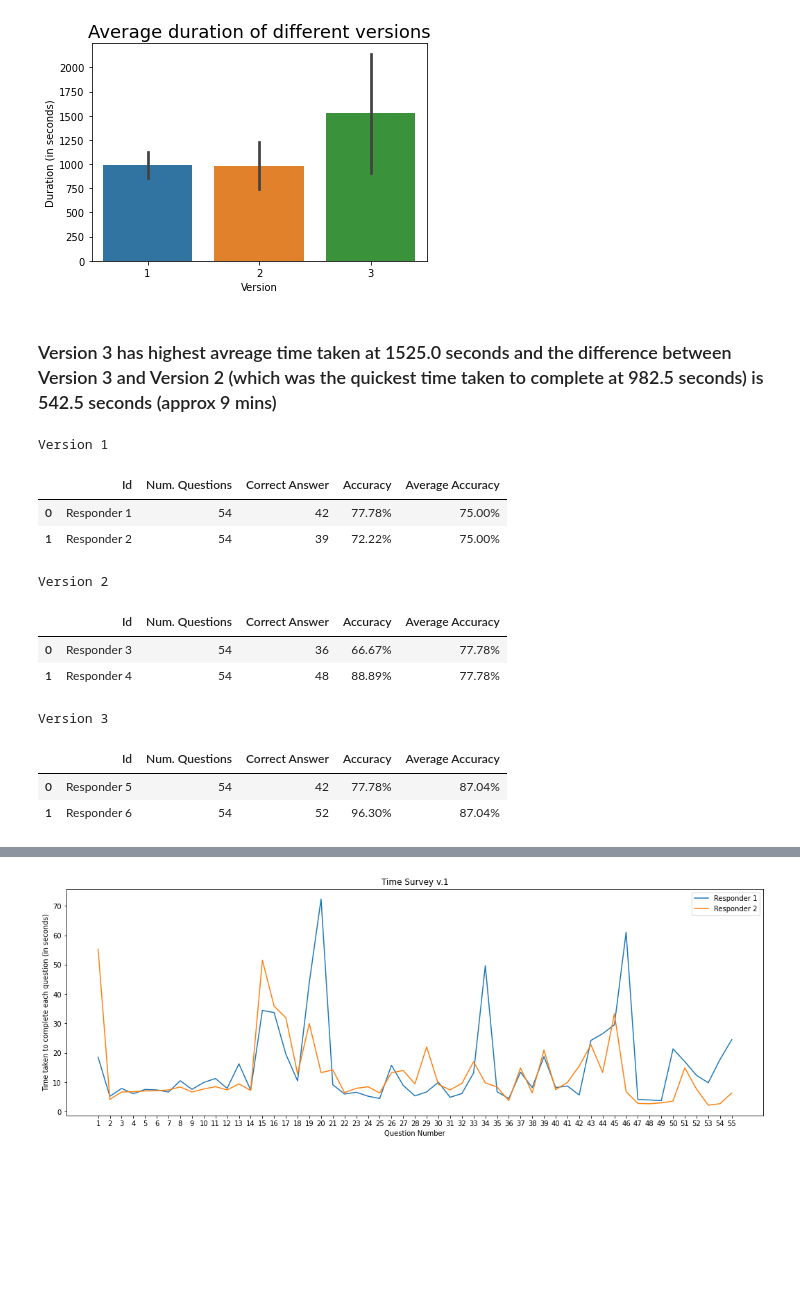
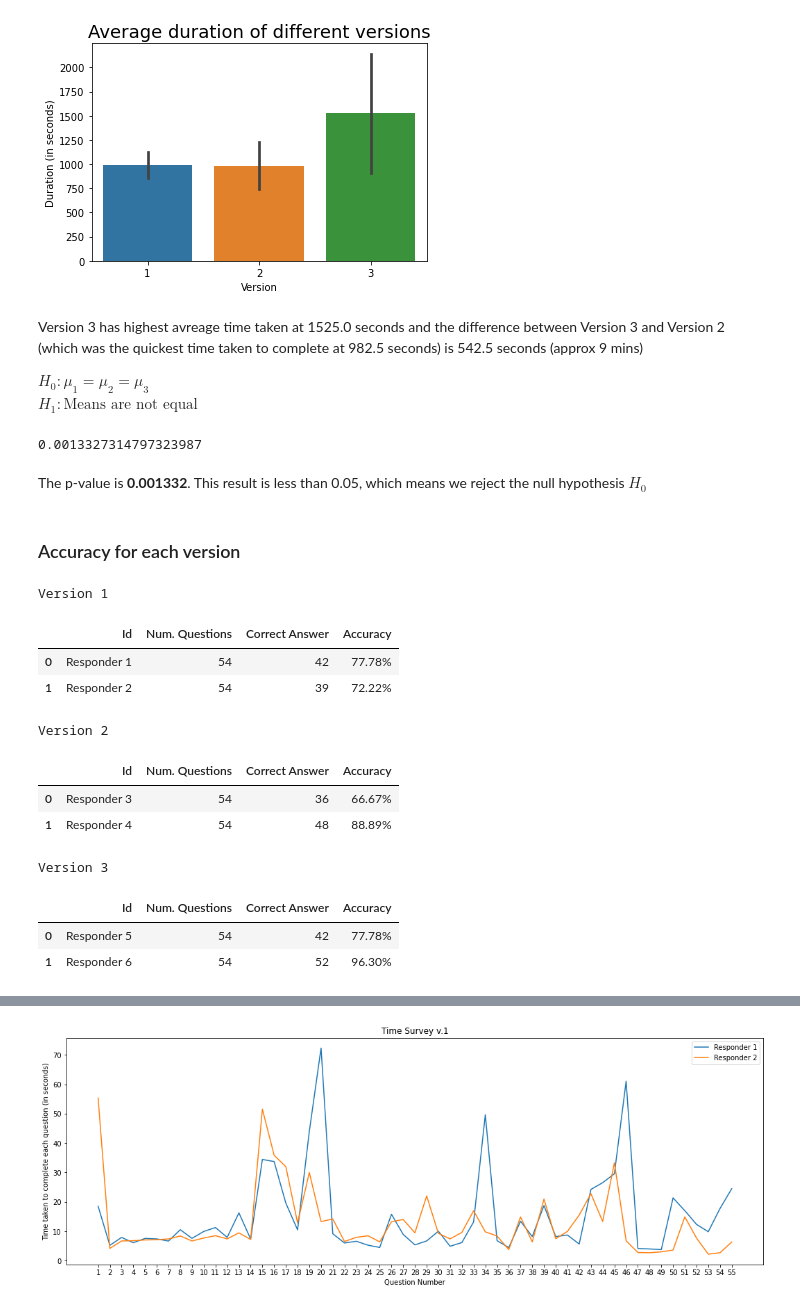
Before and after one commit to ketphan02/DATA-448, a Jupyter notebook: notebooks/reportSection1.ipynb, the cells around one changed output, grey strips where cells are left out. Drawn from its saved outputs; the diff is of its cells as text; code cells hidden in the pictures; blank space fills up the shorter version.

```diff
--- a/notebooks/reportSection1.ipynb
+++ b/notebooks/reportSection1.ipynb
@@ -273,0 +259,9 @@ gdf1 = sc.getAverageTime(df1,df2,df3)
+# %%
+import pandas as pd
+
+s2v1 = pd.DataFrame(pd.read_csv('../report/data/section 2/S2V1.csv'))[2:4].reset_index()
+s2v1 = sc.clean_name(s2v1)
+s2v2 = pd.DataFrame(pd.read_csv('../report/data/section 2/S2V2.csv'))[2:4].reset_index()
+s2v2 = sc.clean_name(s2v2)
+s2v3 = pd.DataFrame(pd.read_csv('../report/data/section 2/S2V3.csv'))[2:4].reset_index()
+s2v3 = sc.clean_name(s2v3)
@@ -279,25 +290,37 @@ plt.show()
 # %% [output]
 [figure]
 # %% [markdown]
-### Version 3 has highest avreage time taken at 1525.0 seconds and the difference between Version 3 and Version 2 (which was the quickest time taken to complete at 982.5 seconds) is 542.5 seconds (approx 9 mins)
+ Version 3 has highest avreage time taken at 1525.0 seconds and the difference between Version 3 and Version 2 (which was the quickest time taken to complete at 982.5 seconds) is 542.5 seconds (approx 9 mins)
+
+$H_0: \mu_1 = \mu_2 = \mu_3$\
+$H_1: \text{Means are not equal}$
+# %%
+sc.anova_test([s2v1, s2v2, s2v3])
+# %% [output]
+0.0013327314797323987
+# %% [markdown]
+The p-value is **0.001332**. This result is less than 0.05, which means we reject the null hypothesis $H_0$
+# %% [markdown]
+
+ ### Accuracy for each version
 # %%
 print('Version 1')
-s2v1 = sc.get_correct_ans(df1, "../report/answer/section 2/S2V1.csv", ['Responder 1', 'Responder 2'])
+s2v1_tpver = sc.get_correct_ans(s2v1, "../report/answer/section 2/S2V1.csv", ['Responder 1', 'Responder 2'])
 print('Version 2')
-s2v2 = sc.get_correct_ans(df2, "../report/answer/section 2/S2V2.csv", ['Responder 3', 'Responder 4'])
+s2v2_tpver = sc.get_correct_ans(s2v2, "../report/answer/section 2/S2V2.csv", ['Responder 3', 'Responder 4'])
 print('Version 3')
-s2v3 = sc.get_correct_ans(df3, "../report/answer/section 2/S2V3.csv", ['Responder 5', 'Responder 6'])
+s2v3_tpver = sc.get_correct_ans(s2v3, "../report/answer/section 2/S2V3.csv", ['Responder 5', 'Responder 6'])
 # %% [output]
 Version 1
-|  | Id | Num. Questions | Correct Answer | Accuracy | Average Accuracy |
-| 0 | Responder 1 | 54 | 42 | 77.78% | 75.00% |
-| 1 | Responder 2 | 54 | 39 | 72.22% | 75.00% |
+|  | Id | Num. Questions | Correct Answer | Accuracy |
+| 0 | Responder 1 | 54 | 42 | 77.78% |
+| 1 | Responder 2 | 54 | 39 | 72.22% |
 Version 2
-|  | Id | Num. Questions | Correct Answer | Accuracy | Average Accuracy |
-| 0 | Responder 3 | 54 | 36 | 66.67% | 77.78% |
-| 1 | Responder 4 | 54 | 48 | 88.89% | 77.78% |
+|  | Id | Num. Questions | Correct Answer | Accuracy |
+| 0 | Responder 3 | 54 | 36 | 66.67% |
+| 1 | Responder 4 | 54 | 48 | 88.89% |
 Version 3
-|  | Id | Num. Questions | Correct Answer | Accuracy | Average Accuracy |
-| 0 | Responder 5 | 54 | 42 | 77.78% | 87.04% |
-| 1 | Responder 6 | 54 | 52 | 96.30% | 87.04% |
+|  | Id | Num. Questions | Correct Answer | Accuracy |
+| 0 | Responder 5 | 54 | 42 | 77.78% |
+| 1 | Responder 6 | 54 | 52 | 96.30% |
 # %% [markdown]
```
Also changed, not shown: parts of 54 cells of this notebook, 6 other files.
